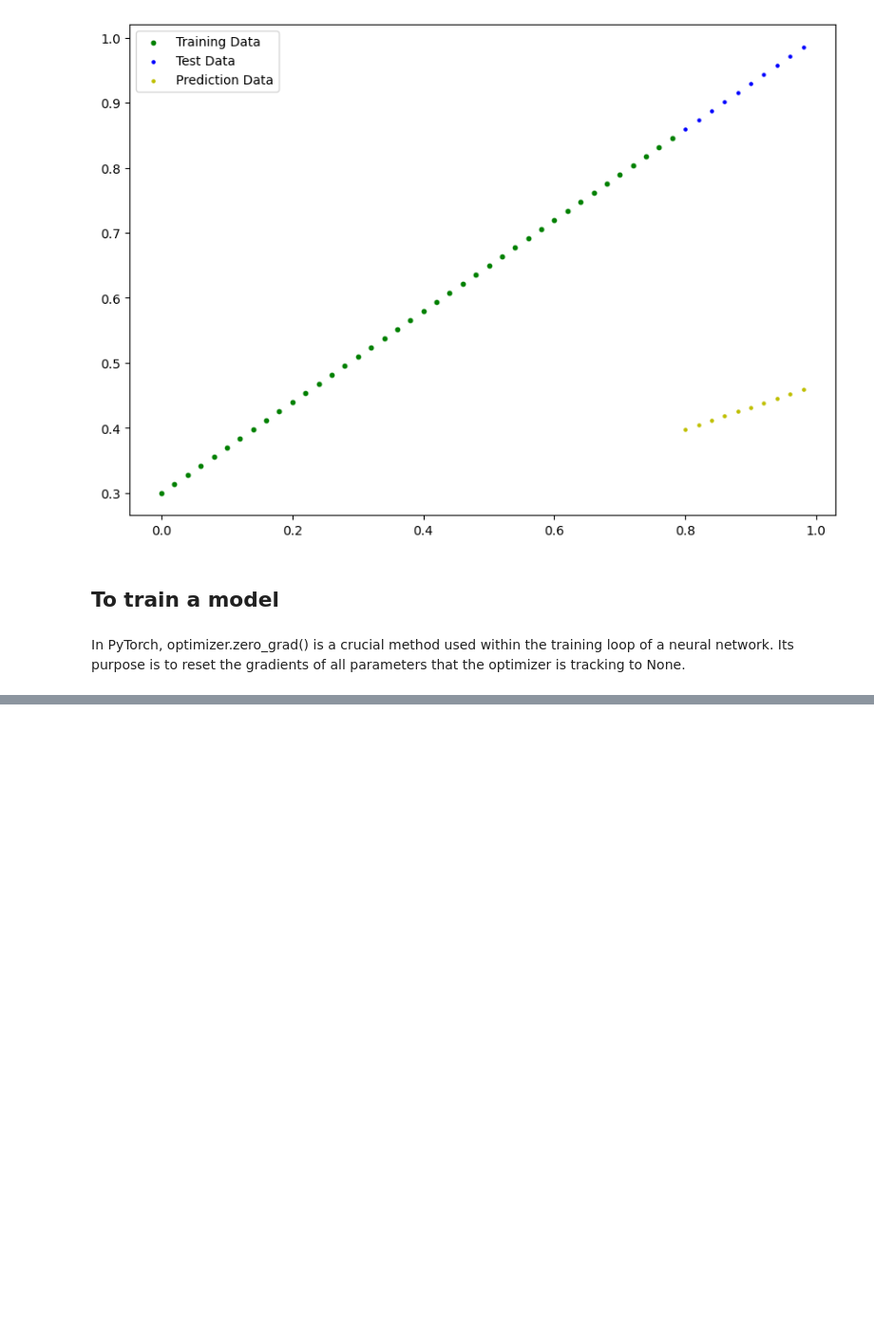
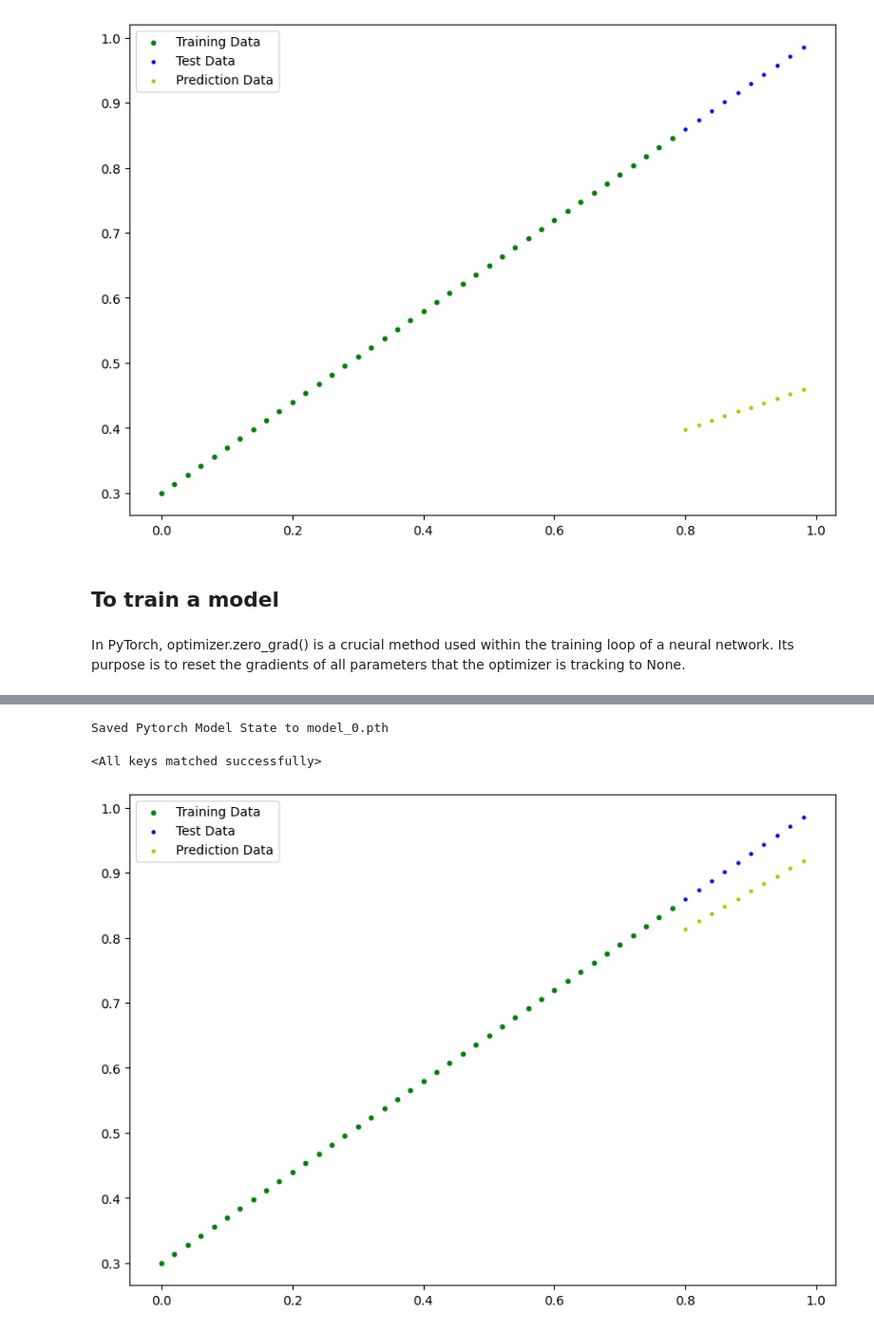
Before and after one commit to azhermurad/PyTorch-For-Deep-Learning, a Jupyter notebook: 2.PyTorch_Workflow/pytorch_workflow.ipynb, the cells around one changed output, grey strips where cells are left out. Shown at 95% size. Cells and saved outputs as stored; diff of their text form; code cells hidden in the pictures; blank space fills up the shorter version.

```diff
--- a/2.PyTorch_Workflow/pytorch_workflow.ipynb
+++ b/2.PyTorch_Workflow/pytorch_workflow.ipynb
@@ -246,0 +286,18 @@ plot_predictions(prediction=new_pred)
+# %%
+torch.save(model_0.state_dict(),"model_0.pth")
+print("Saved Pytorch Model State to model_0.pth")
+# %% [output]
+Saved Pytorch Model State to model_0.pth
+# %%
+model_0 = LinearRegression().to(device)
+model_0.load_state_dict(torch.load("model_0.pth",weights_only=True))
+# %% [output]
+<All keys matched successfully>
+# %%
+model_0.eval()
+with torch.inference_mode():
+    load_model_pred = model_0(X_test)
+# %%
+plot_predictions(prediction=load_model_pred)
+# %% [output]
+[figure, added]
```
Also changed, not shown: parts of 6 cells of this notebook, 2 other files.
